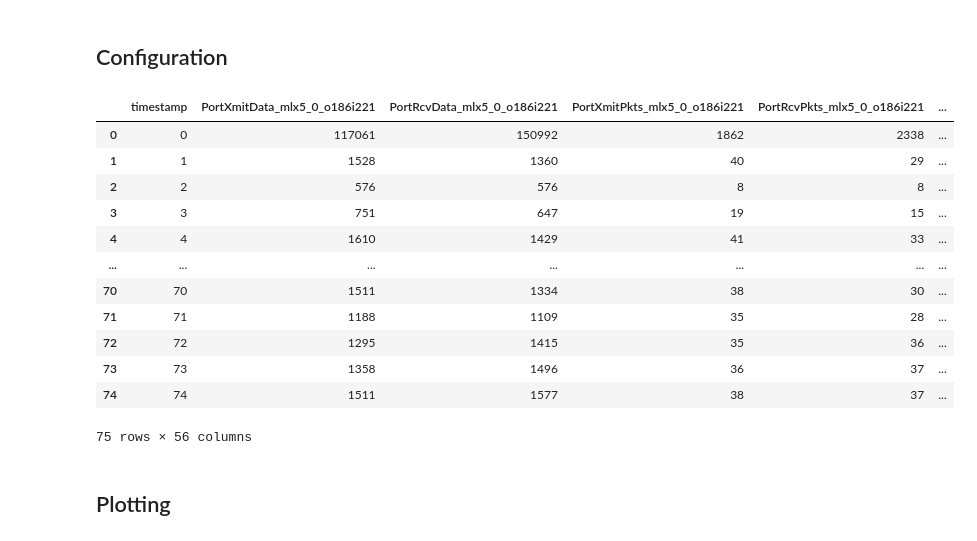
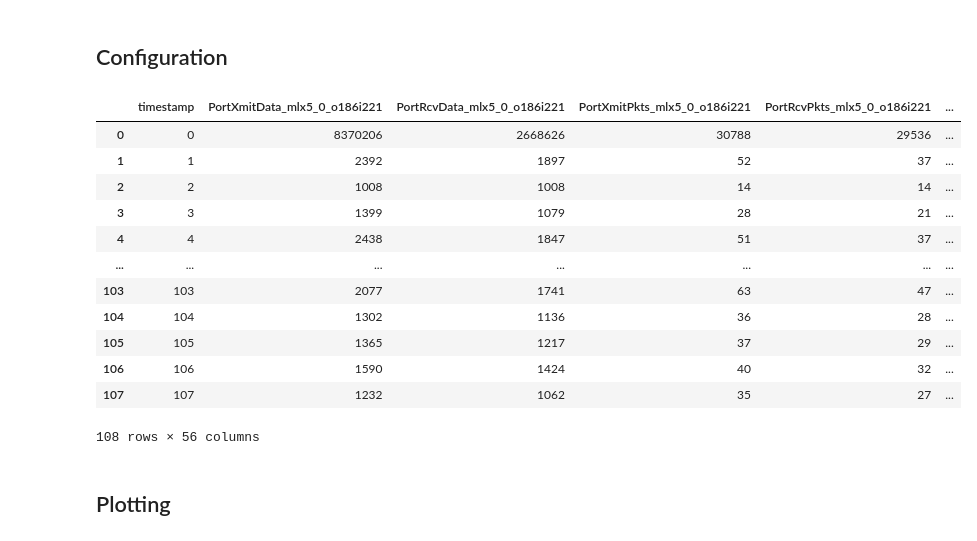
Before and after one commit to inf0rmatiker/cluster-benchmarks, a Jupyter notebook: infiniband.ipynb, the cells around one changed output. Drawn from its saved outputs; the diff is of its cells as text; code cells hidden in the pictures.

```diff
--- a/infiniband.ipynb
+++ b/infiniband.ipynb
@@ -14,43 +14,43 @@ from pprint import pprint
 # %%
 # Color palette
 CB_color_cycle = {
     "blue":'#377eb8',
     "orange":'#ff7f00',
     "green":'#4daf4a',
     "pink":'#f781bf',
     "brown":'#a65628',
     "purple":'#984ea3',
     "gray":'#999999',
     "red":'#e41a1c',
     "yellow":'#dede00'
 }
 
 nodes = ["o186i221", "o186i222"]
-monitor_id = "root-20230911-220744"
+monitor_id = "root-20230911-223325"
 experiment_dir = "ibmon/example"
 experiment = f"{monitor_id}_total_aggregate.ibmon.csv"
 
 dataframe = pd.read_csv(f"{experiment_dir}/{experiment}", header=0)
 
 #dataframe
 KB = 1000
 MB = 1000 * KB
 GB = 1000 * MB
 dataframe
 # %% [output]
 |  | timestamp | PortXmitData_mlx5_0_o186i221 | PortRcvData_mlx5_0_o186i221 | PortXmitPkts_mlx5_0_o186i221 | PortRcvPkts_mlx5_0_o186i221 | ... |
-| 0 | 0 | 117061 | 150992 | 1862 | 2338 | ... |
-| 1 | 1 | 1528 | 1360 | 40 | 29 | ... |
-| 2 | 2 | 576 | 576 | 8 | 8 | ... |
-| 3 | 3 | 751 | 647 | 19 | 15 | ... |
-| 4 | 4 | 1610 | 1429 | 41 | 33 | ... |
+| 0 | 0 | 8370206 | 2668626 | 30788 | 29536 | ... |
+| 1 | 1 | 2392 | 1897 | 52 | 37 | ... |
+| 2 | 2 | 1008 | 1008 | 14 | 14 | ... |
+| 3 | 3 | 1399 | 1079 | 28 | 21 | ... |
+| 4 | 4 | 2438 | 1847 | 51 | 37 | ... |
 | ... | ... | ... | ... | ... | ... | ... |
-| 70 | 70 | 1511 | 1334 | 38 | 30 | ... |
-| 71 | 71 | 1188 | 1109 | 35 | 28 | ... |
-| 72 | 72 | 1295 | 1415 | 35 | 36 | ... |
-| 73 | 73 | 1358 | 1496 | 36 | 37 | ... |
-| 74 | 74 | 1511 | 1577 | 38 | 37 | ... |
+| 103 | 103 | 2077 | 1741 | 63 | 47 | ... |
+| 104 | 104 | 1302 | 1136 | 36 | 28 | ... |
+| 105 | 105 | 1365 | 1217 | 37 | 29 | ... |
+| 106 | 106 | 1590 | 1424 | 40 | 32 | ... |
+| 107 | 107 | 1232 | 1062 | 35 | 27 | ... |
-75 rows × 56 columns
+108 rows × 56 columns
 # %% [markdown]
 ## Plotting
 # %%
```
Also changed, not shown: parts of 1 cell of this notebook, 14 other files.
